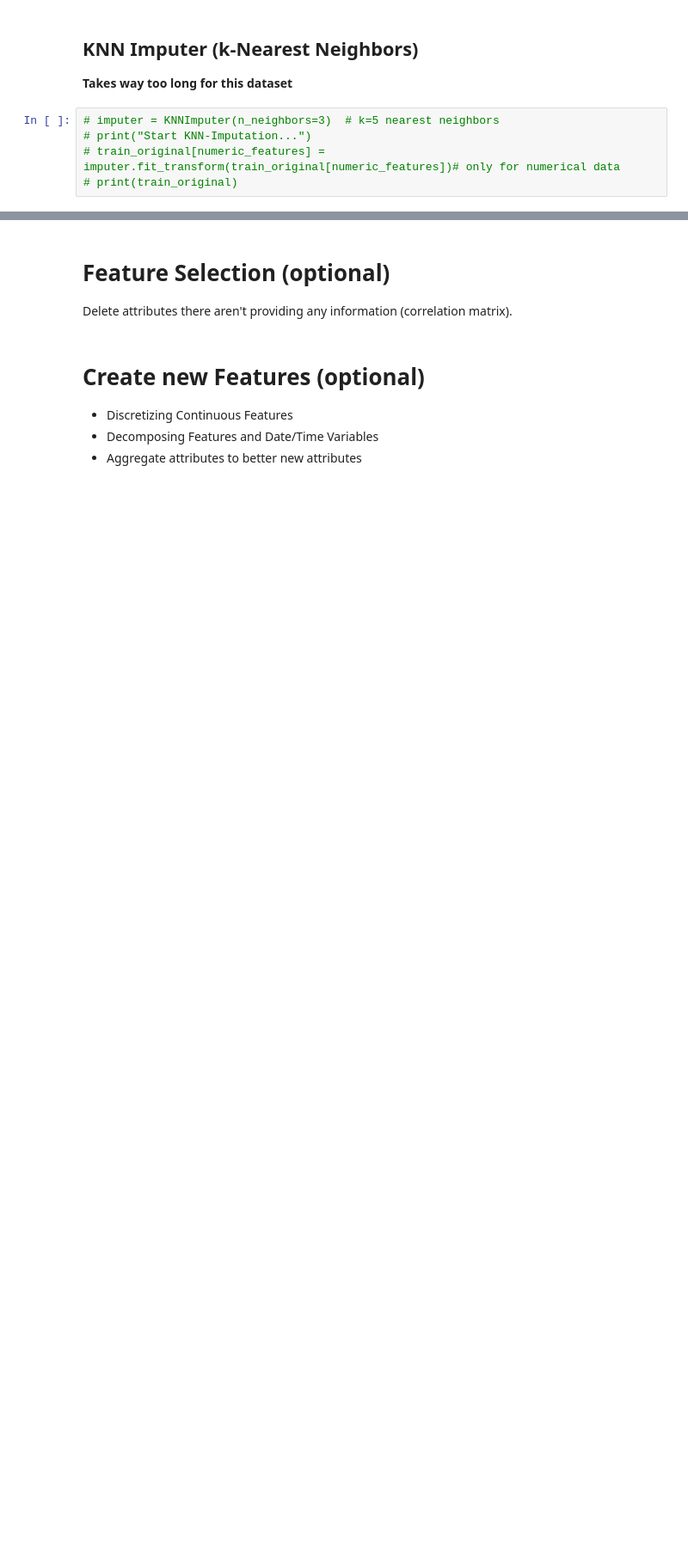
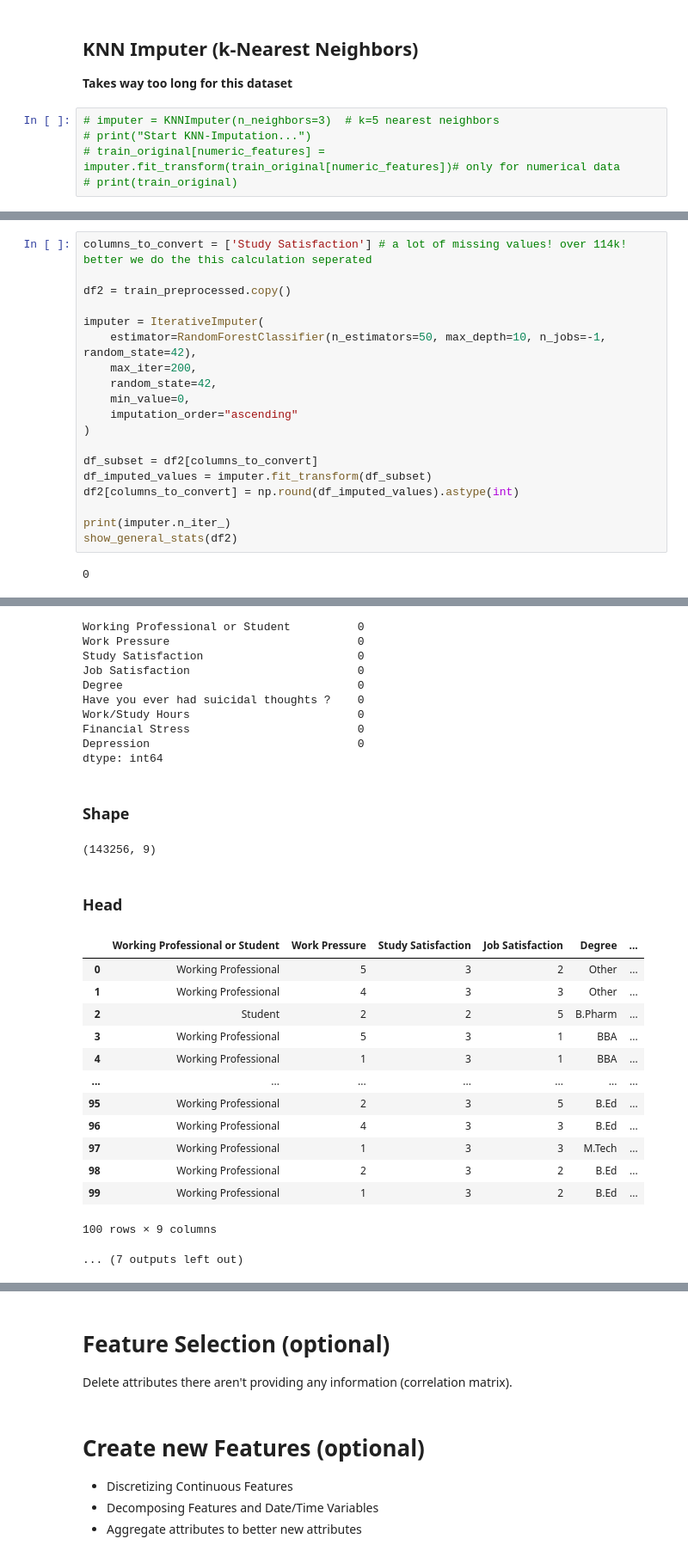
Before and after one commit to mailmezorro/playground-series-s4e11, a Jupyter notebook: Preprocessing/playground-series-s4e11-preprocessing.ipynb, the cells around one changed output, grey strips where cells are left out. Shown: that part at 86% size. Cells and saved outputs as stored; diff of their text form; blank space fills up the shorter version.

```diff
--- a/Preprocessing/playground-series-s4e11-preprocessing.ipynb
+++ b/Preprocessing/playground-series-s4e11-preprocessing.ipynb
@@ -285,0 +250,21 @@ dtype: int64
+# %%
+columns_to_convert = ['Study Satisfaction'] # a lot of missing values! over 114k! better we do the this calculation seperated
+
+df2 = train_preprocessed.copy()
+
+imputer = IterativeImputer(
+    estimator=RandomForestClassifier(n_estimators=50, max_depth=10, n_jobs=-1, random_state=42),
+    max_iter=200,
+    random_state=42,
+    min_value=0,
+    imputation_order="ascending"
+)
+
+df_subset = df2[columns_to_convert]
+df_imputed_values = imputer.fit_transform(df_subset)
+df2[columns_to_convert] = np.round(df_imputed_values).astype(int)
+
+print(imputer.n_iter_)
+show_general_stats(df2)
+# %% [output]
+0
@@ -285,0 +293,27 @@ dtype: int64
+Working Professional or Student          0
+Work Pressure                            0
+Study Satisfaction                       0
+Job Satisfaction                         0
+Degree                                   0
+Have you ever had suicidal thoughts ?    0
+Work/Study Hours                         0
+Financial Stress                         0
+Depression                               0
+dtype: int64
+### Shape
+(143256, 9)
+### Head
+|  | Working Professional or Student | Work Pressure | Study Satisfaction | Job Satisfaction | Degree | ... |
+| 0 | Working Professional | 5 | 3 | 2 | Other | ... |
+| 1 | Working Professional | 4 | 3 | 3 | Other | ... |
+| 2 | Student | 2 | 2 | 5 | B.Pharm | ... |
+| 3 | Working Professional | 5 | 3 | 1 | BBA | ... |
+| 4 | Working Professional | 1 | 3 | 1 | BBA | ... |
+| ... | ... | ... | ... | ... | ... | ... |
+| 95 | Working Professional | 2 | 3 | 5 | B.Ed | ... |
+| 96 | Working Professional | 4 | 3 | 3 | B.Ed | ... |
+| 97 | Working Professional | 1 | 3 | 3 | M.Tech | ... |
+| 98 | Working Professional | 2 | 3 | 2 | B.Ed | ... |
+| 99 | Working Professional | 1 | 3 | 2 | B.Ed | ... |
+100 rows × 9 columns
+... (7 outputs left out)
```
Also changed, not shown: parts of 47 cells of this notebook.
